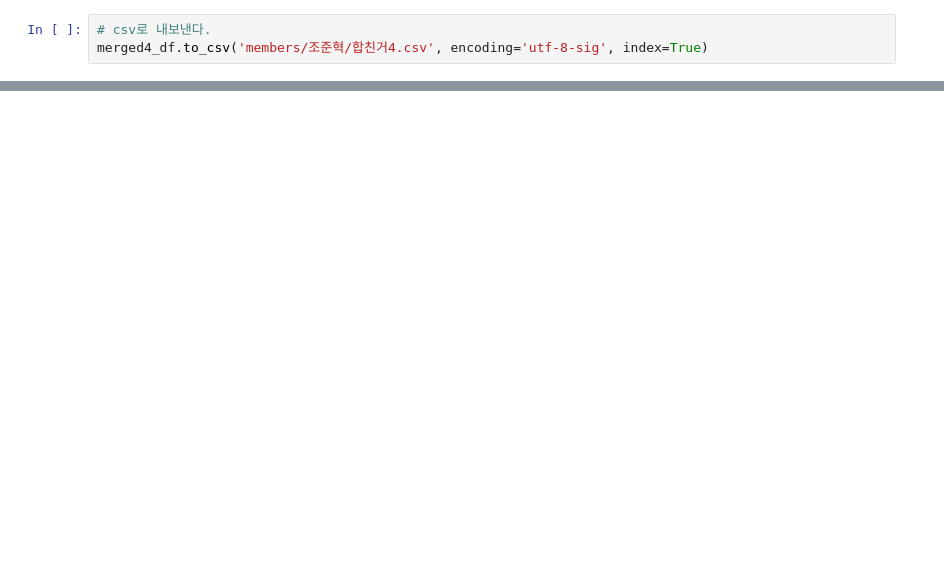
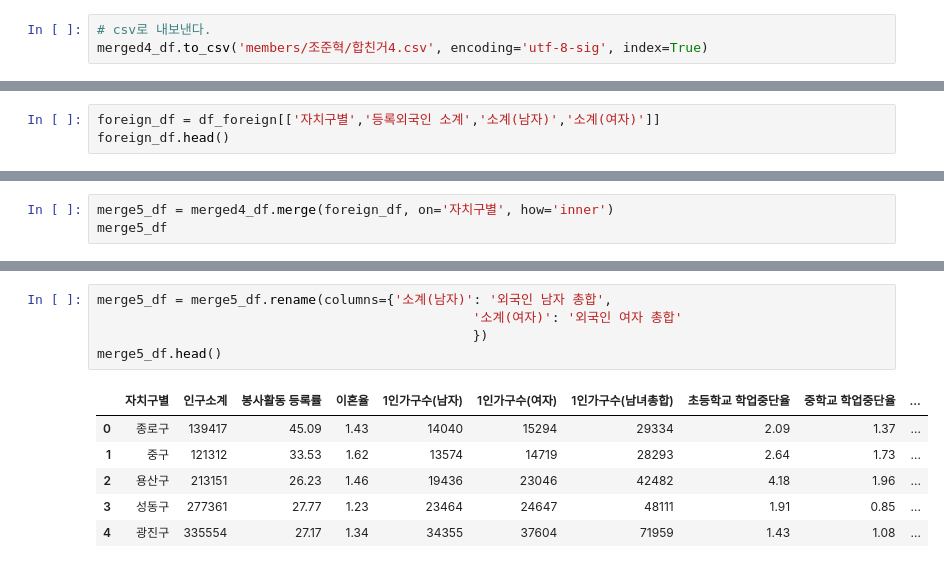
Before and after one commit to CityCrimeResearch/MidProject, a Jupyter notebook: ipynbTest/Junhyeok/정규화.ipynb, the cells around one changed output, grey strips where cells are left out. Cells and saved outputs as stored; diff of their text form; blank space fills up the shorter version.

```diff
--- a/ipynbTest/Junhyeok/정규화.ipynb
+++ b/ipynbTest/Junhyeok/정규화.ipynb
@@ -371,0 +397,3 @@ merged4_df.to_csv('members/조준혁/합친거4.csv', encoding='utf-8-sig', inde
+# %%
+foreign_df = df_foreign[['자치구별','등록외국인 소계','소계(남자)','소계(여자)']]
+foreign_df.head()
@@ -371,0 +407,3 @@ merged4_df.to_csv('members/조준혁/합친거4.csv', encoding='utf-8-sig', inde
+# %%
+merge5_df = merged4_df.merge(foreign_df, on='자치구별', how='inner')
+merge5_df
@@ -371,0 +428,12 @@ merged4_df.to_csv('members/조준혁/합친거4.csv', encoding='utf-8-sig', inde
+# %%
+merge5_df = merge5_df.rename(columns={'소계(남자)': '외국인 남자 총합',
+                                                '소계(여자)': '외국인 여자 총합'
+                                                })
+merge5_df.head()
+# %% [output]
+|  | 자치구별 | 인구소계 | 봉사활동 등록률 | 이혼율 | 1인가구수(남자) | 1인가구수(여자) | 1인가구수(남녀총합) | 초등학교 학업중단율 | 중학교 학업중단율 | ... |
+| 0 | 종로구 | 139417 | 45.09 | 1.43 | 14040 | 15294 | 29334 | 2.09 | 1.37 | ... |
+| 1 | 중구 | 121312 | 33.53 | 1.62 | 13574 | 14719 | 28293 | 2.64 | 1.73 | ... |
+| 2 | 용산구 | 213151 | 26.23 | 1.46 | 19436 | 23046 | 42482 | 4.18 | 1.96 | ... |
+| 3 | 성동구 | 277361 | 27.77 | 1.23 | 23464 | 24647 | 48111 | 1.91 | 0.85 | ... |
+| 4 | 광진구 | 335554 | 27.17 | 1.34 | 34355 | 37604 | 71959 | 1.43 | 1.08 | ... |
```
Also changed, not shown: parts of 8 cells of this notebook, 2 other files.
